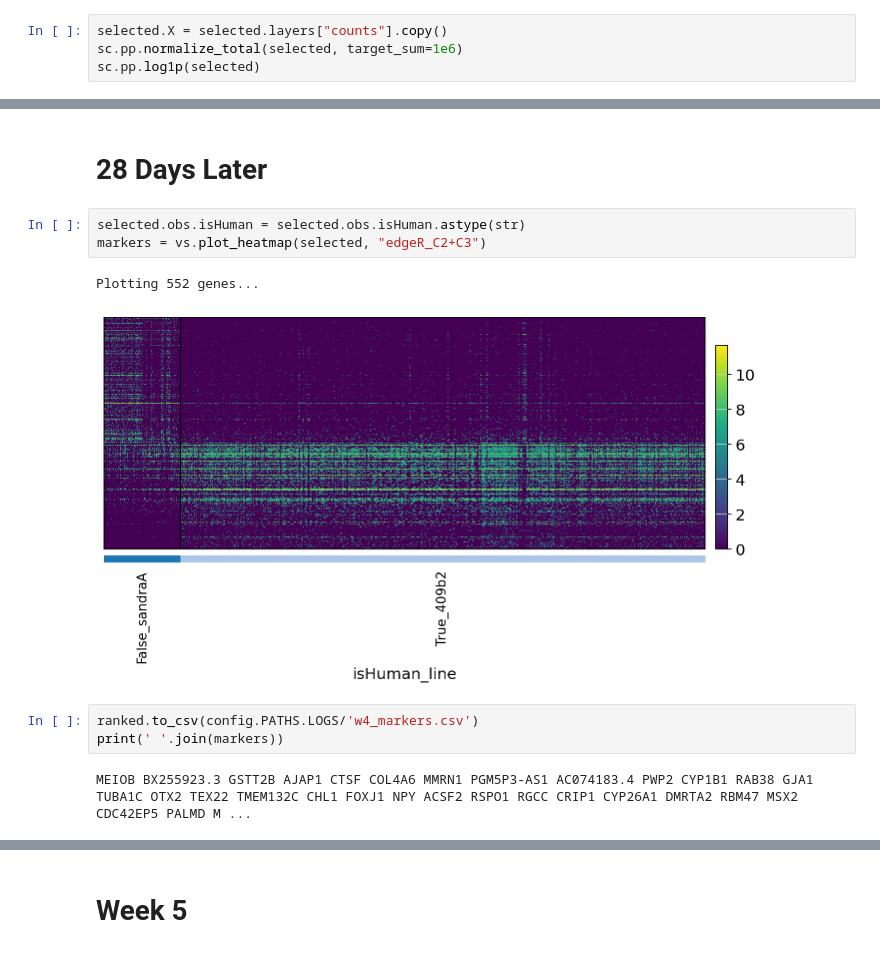
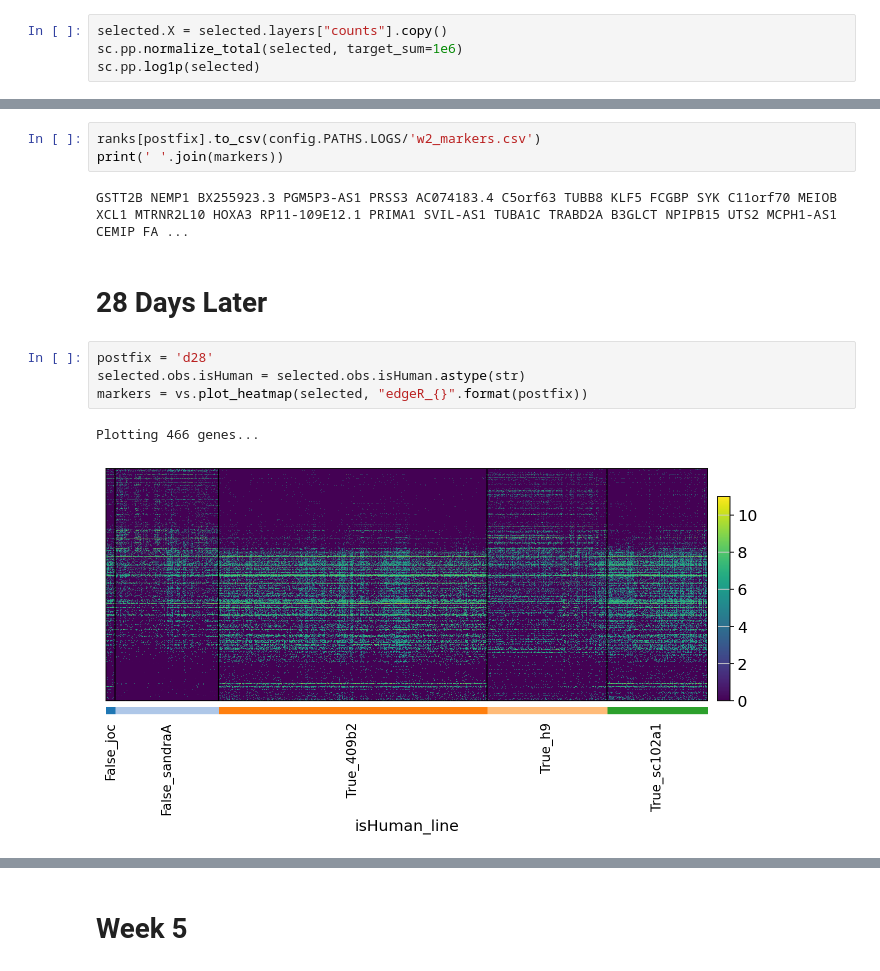
Before and after one commit to vessemer/INeurons, a Jupyter notebook: IPython/DGE.ipynb, the cells around one changed output, grey strips where cells are left out. Saved outputs shown, nothing was run; the diff lists cells and outputs as text.

```diff
--- a/IPython/DGE.ipynb
+++ b/IPython/DGE.ipynb
@@ -186,13 +228,14 @@ GSTT2B NEMP1 BX255923.3 AC074183.4 PGM5P3-AS1 XCL1 C11orf70 MEIOB FCGBP KLF5 TUB
+# %%
+ranks[postfix].to_csv(config.PATHS.LOGS/'w2_markers.csv')
+print(' '.join(markers))
+# %% [output]
+GSTT2B NEMP1 BX255923.3 PGM5P3-AS1 PRSS3 AC074183.4 C5orf63 TUBB8 KLF5 FCGBP SYK C11orf70 MEIOB XCL1 MTRNR2L10 HOXA3 RP11-109E12.1 PRIMA1 SVIL-AS1 TUBA1C TRABD2A B3GLCT NPIPB15 UTS2 MCPH1-AS1 CEMIP FA ...
 # %% [markdown]
 # 28 Days Later
-# %%
-selected.obs.isHuman = selected.obs.isHuman.astype(str)
-markers = vs.plot_heatmap(selected, "edgeR_C2+C3")
-# %% [output]
-Plotting 552 genes...
-[figure, removed]
-# %%
-ranked.to_csv(config.PATHS.LOGS/'w4_markers.csv')
-print(' '.join(markers))
-# %% [output]
-MEIOB BX255923.3 GSTT2B AJAP1 CTSF COL4A6 MMRN1 PGM5P3-AS1 AC074183.4 PWP2 CYP1B1 RAB38 GJA1 TUBA1C OTX2 TEX22 TMEM132C CHL1 FOXJ1 NPY ACSF2 RSPO1 RGCC CRIP1 CYP26A1 DMRTA2 RBM47 MSX2 CDC42EP5 PALMD M ...
+# %%
+postfix = 'd28'
+selected.obs.isHuman = selected.obs.isHuman.astype(str)
+markers = vs.plot_heatmap(selected, "edgeR_{}".format(postfix))
+# %% [output]
+Plotting 466 genes...
+[figure, added]
```
Also changed, not shown: parts of 29 cells of this notebook.
